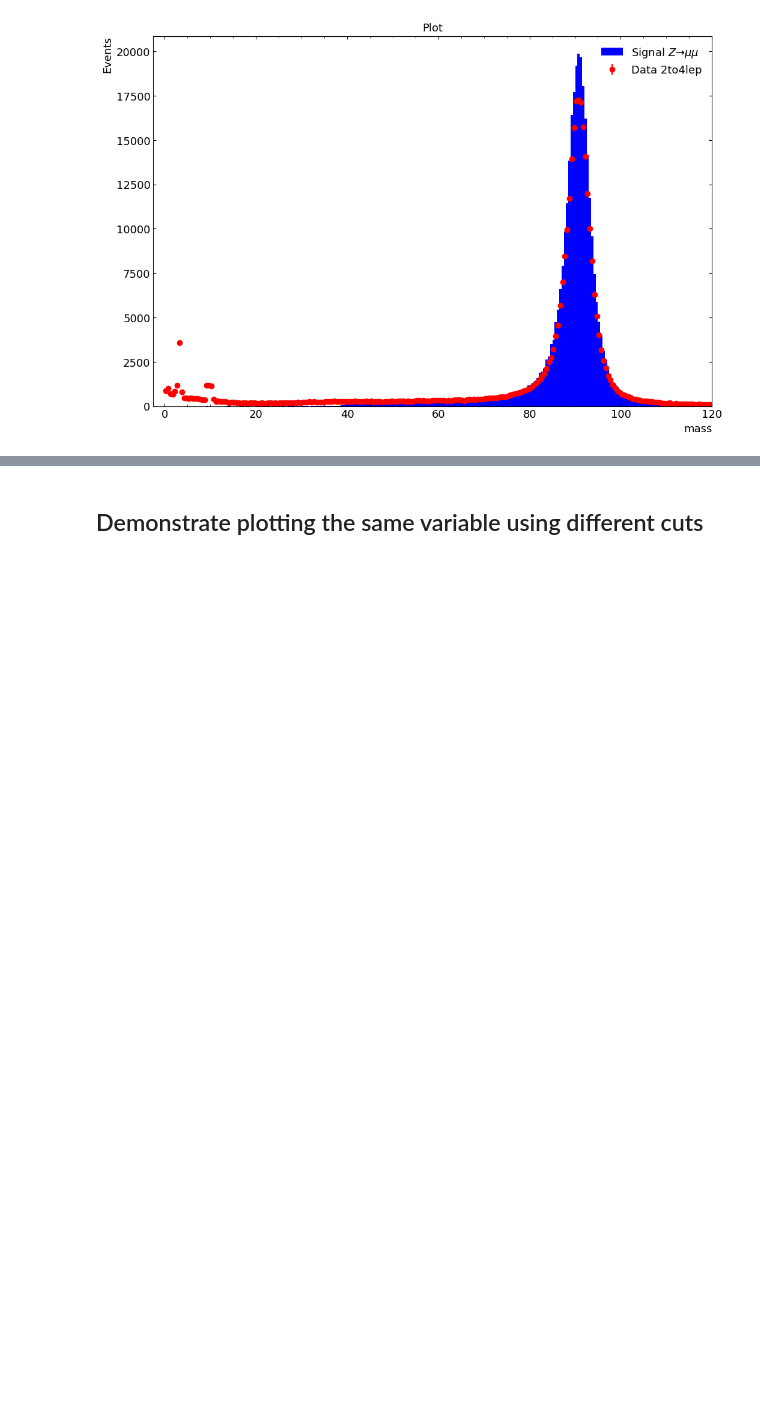
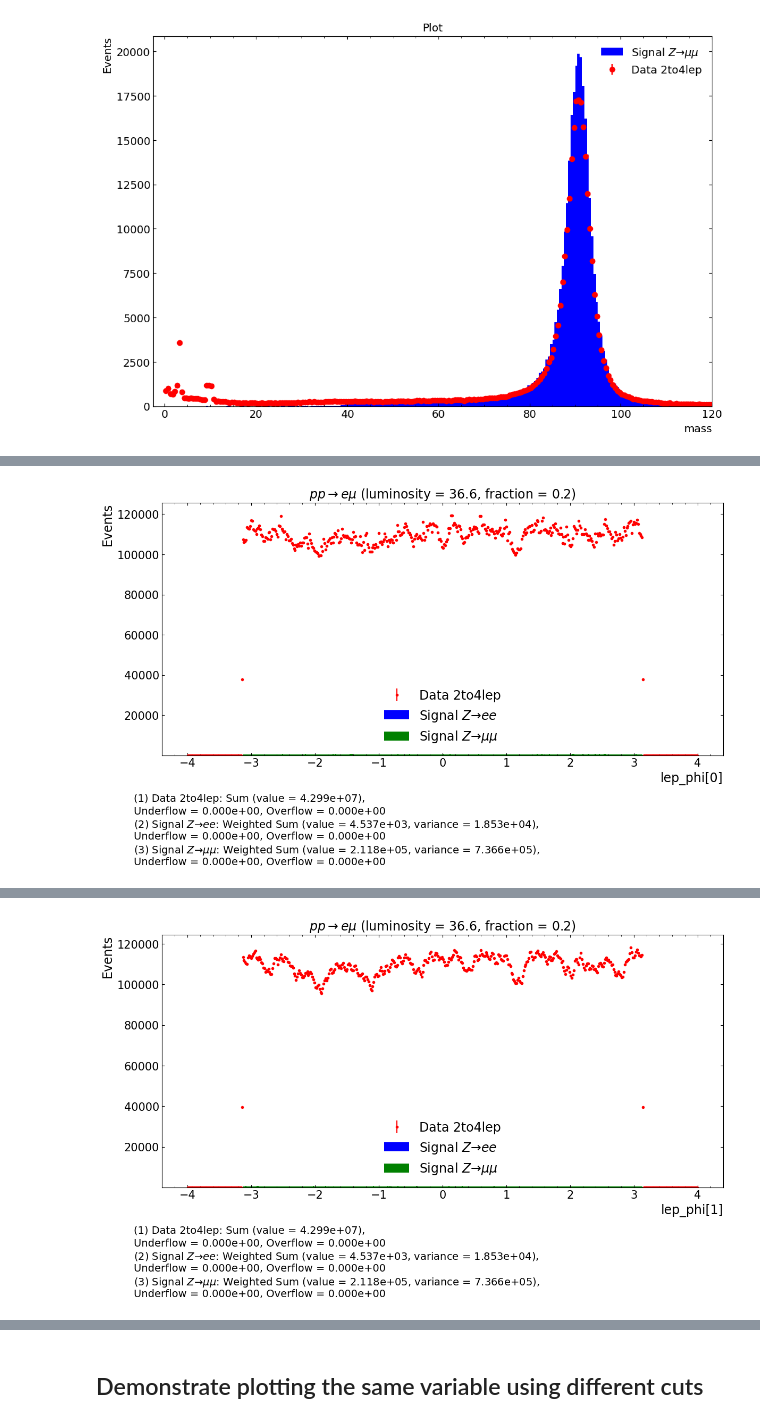
Before and after one commit to eudorayxy/intern-atlas-test, a Jupyter notebook: Yooooooooo/Pq-YouCanDoIt.ipynb, the cells around one changed output, grey strips where cells are left out. Saved outputs shown, nothing was run; the diff lists cells and outputs as text; code cells hidden in the pictures; blank space fills up the shorter version.

```diff
--- a/Yooooooooo/Pq-YouCanDoIt.ipynb
+++ b/Yooooooooo/Pq-YouCanDoIt.ipynb
@@ -257,3 +692,26 @@ plot_histogram_new(run1,
 # %% [output]
 Elapsed time = 0.2s
 [figure]
+# %%
+GeV = 1.0
+# x-axis range of the plot
+xmin = 5 * GeV
+xmax = 120 * GeV
+
+num_bins = 500
+
+luminosity, fraction = 36.6, 0.2
+
+selected = dict([list(run1.items())[1], list(run1.items())[2]])
+
+
+fig_list, hists = plot_histogram_hist(run1,
+                   ['lep_phi[0]', 'lep_phi[1]', 'lep_eta[0]', 'lep_eta[1]'],
+                   ['r', 'b'
+                    , 'g'
+                   ],
+                   [-4, 4],
+                   num_bins,
+                   ['lep_phi[0]', 'lep_phi[1]', 'lep_eta[0]', 'lep_eta[1]'], marker='.', show_text=True,
+                   title_list=f'$pp\\rightarrow e \\mu$ (luminosity = {luminosity}, fraction = {fraction})')
+# %% [output]
@@ -259,0 +719 @@ Elapsed time = 0.2s
+[figure, added]
@@ -259,0 +721 @@ Elapsed time = 0.2s
+[figure, added]
```
Also changed, not shown: parts of 46 cells of this notebook, 4 other files.
